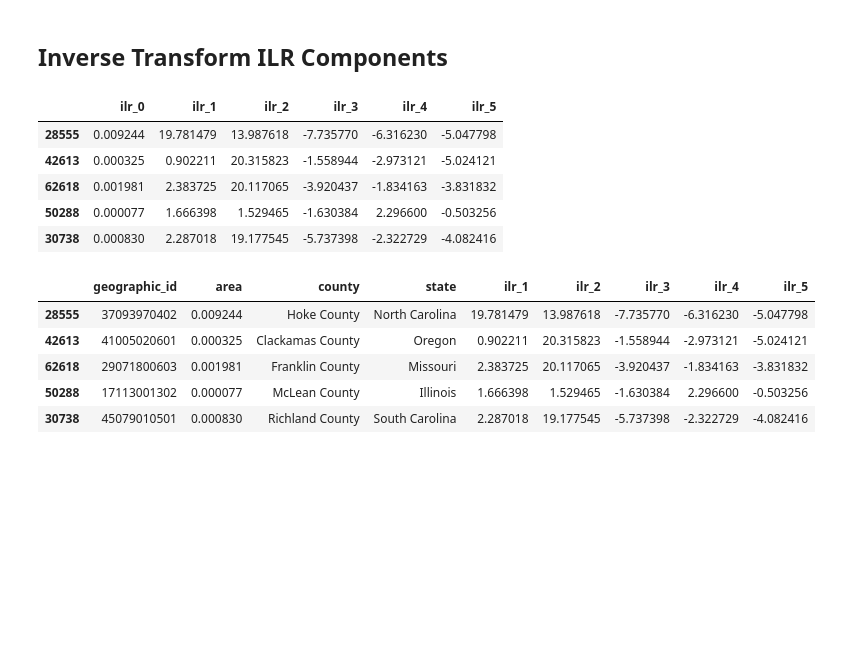
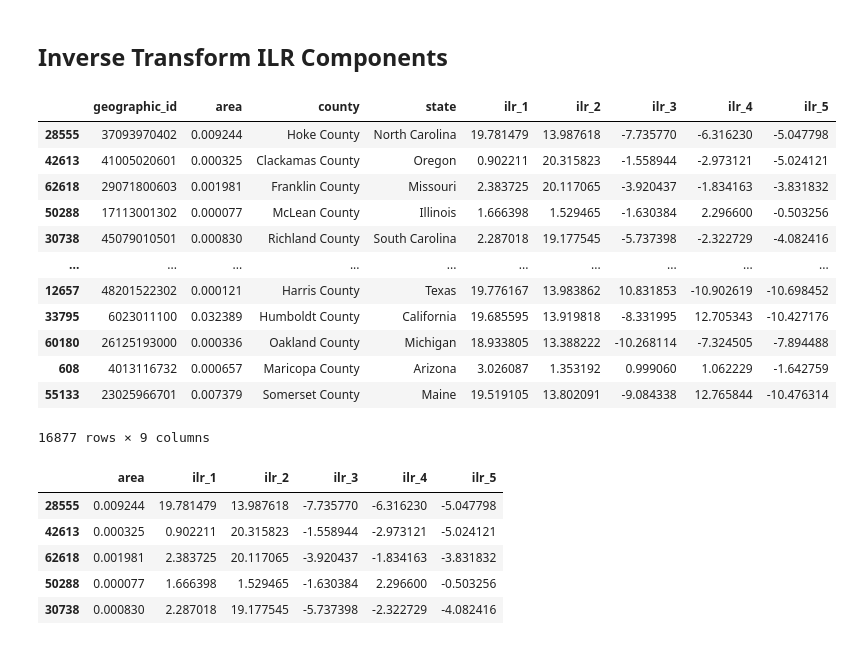
Before and after one commit to kkharel/Transportation_to_Work_Compositional_Dataset, a Jupyter notebook: CompositionalData_Complete_Kushal.ipynb, the cells around one changed output. Drawn from its saved outputs; the diff is of its cells as text; code cells hidden in the pictures; blank space fills up the shorter version.

```diff
--- a/CompositionalData_Complete_Kushal.ipynb
+++ b/CompositionalData_Complete_Kushal.ipynb
@@ -1078,31 +1078,36 @@ plt.show()
 [figure]
 # %% [markdown]
 ## Inverse Transform ILR Components
+# %%
+X_test
+# %% [output]
+|  | geographic_id | area | county | state | ilr_1 | ilr_2 | ilr_3 | ilr_4 | ilr_5 |
+| 28555 | 37093970402 | 0.009244 | Hoke County | North Carolina | 19.781479 | 13.987618 | -7.735770 | -6.316230 | -5.047798 |
+| 42613 | 41005020601 | 0.000325 | Clackamas County | Oregon | 0.902211 | 20.315823 | -1.558944 | -2.973121 | -5.024121 |
+| 62618 | 29071800603 | 0.001981 | Franklin County | Missouri | 2.383725 | 20.117065 | -3.920437 | -1.834163 | -3.831832 |
+| 50288 | 17113001302 | 0.000077 | McLean County | Illinois | 1.666398 | 1.529465 | -1.630384 | 2.296600 | -0.503256 |
+| 30738 | 45079010501 | 0.000830 | Richland County | South Carolina | 2.287018 | 19.177545 | -5.737398 | -2.322729 | -4.082416 |
+| ... | ... | ... | ... | ... | ... | ... | ... | ... | ... |
+| 12657 | 48201522302 | 0.000121 | Harris County | Texas | 19.776167 | 13.983862 | 10.831853 | -10.902619 | -10.698452 |
+| 33795 | 6023011100 | 0.032389 | Humboldt County | California | 19.685595 | 13.919818 | -8.331995 | 12.705343 | -10.427176 |
+| 60180 | 26125193000 | 0.000336 | Oakland County | Michigan | 18.933805 | 13.388222 | -10.268114 | -7.324505 | -7.894488 |
+| 608 | 4013116732 | 0.000657 | Maricopa County | Arizona | 3.026087 | 1.353192 | 0.999060 | 1.062229 | -1.642759 |
+| 55133 | 23025966701 | 0.007379 | Somerset County | Maine | 19.519105 | 13.802091 | -9.084338 | 12.765844 | -10.476314 |
+16877 rows × 9 columns
 # %%
-import pandas as pd
-
 X_test_unscaled_array = scaler.inverse_transform(X_test_scaled)
 X_test_unscaled = pd.DataFrame(
     X_test_unscaled_array,
     index=X_test.index,
-    columns=['ilr_0', 'ilr_1', 'ilr_2', 'ilr_3', 'ilr_4', 'ilr_5']
+    columns=['area', 'ilr_1', 'ilr_2', 'ilr_3', 'ilr_4', 'ilr_5']
 )
 
 X_test_unscaled.head()
 # %% [output]
-|  | ilr_0 | ilr_1 | ilr_2 | ilr_3 | ilr_4 | ilr_5 |
+|  | area | ilr_1 | ilr_2 | ilr_3 | ilr_4 | ilr_5 |
 | 28555 | 0.009244 | 19.781479 | 13.987618 | -7.735770 | -6.316230 | -5.047798 |
 | 42613 | 0.000325 | 0.902211 | 20.315823 | -1.558944 | -2.973121 | -5.024121 |
 | 62618 | 0.001981 | 2.383725 | 20.117065 | -3.920437 | -1.834163 | -3.831832 |
 | 50288 | 0.000077 | 1.666398 | 1.529465 | -1.630384 | 2.296600 | -0.503256 |
 | 30738 | 0.000830 | 2.287018 | 19.177545 | -5.737398 | -2.322729 | -4.082416 |
-# %%
-X_test.head()
-# %% [output]
-|  | geographic_id | area | county | state | ilr_1 | ilr_2 | ilr_3 | ilr_4 | ilr_5 |
-| 28555 | 37093970402 | 0.009244 | Hoke County | North Carolina | 19.781479 | 13.987618 | -7.735770 | -6.316230 | -5.047798 |
-| 42613 | 41005020601 | 0.000325 | Clackamas County | Oregon | 0.902211 | 20.315823 | -1.558944 | -2.973121 | -5.024121 |
-| 62618 | 29071800603 | 0.001981 | Franklin County | Missouri | 2.383725 | 20.117065 | -3.920437 | -1.834163 | -3.831832 |
-| 50288 | 17113001302 | 0.000077 | McLean County | Illinois | 1.666398 | 1.529465 | -1.630384 | 2.296600 | -0.503256 |
-| 30738 | 45079010501 | 0.000830 | Richland County | South Carolina | 2.287018 | 19.177545 | -5.737398 | -2.322729 | -4.082416 |
 # %%
```
Also changed, not shown: parts of 2 cells of this notebook.
